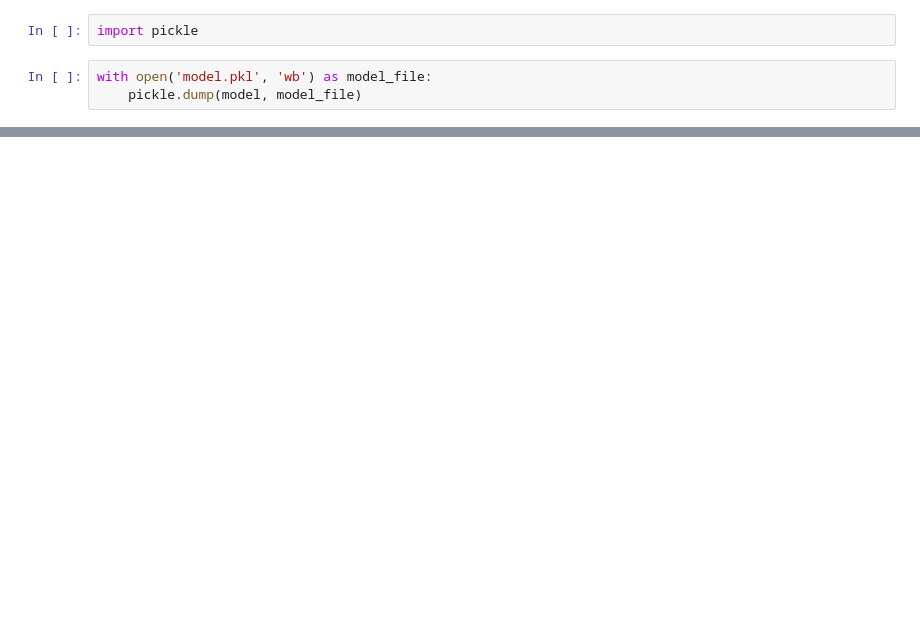
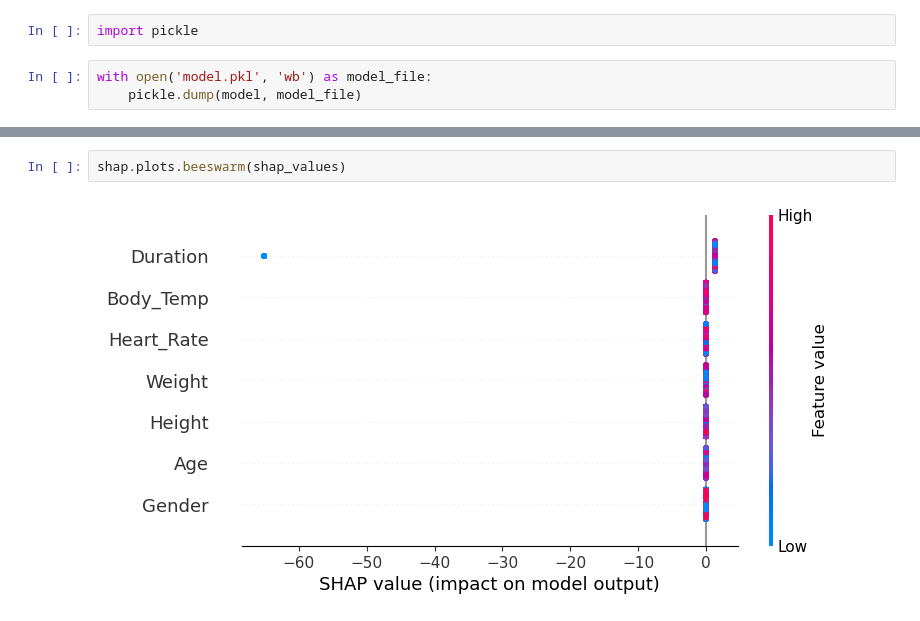
Before and after one commit to CHANDU016/CALORIES-PREDICTION, a Jupyter notebook: CALORIES.ipynb, the cells around one changed output, grey strips where cells are left out. Drawn from its saved outputs; the diff is of its cells as text; blank space fills up the shorter version.

```diff
--- a/CALORIES.ipynb
+++ b/CALORIES.ipynb
@@ -227,0 +269,4 @@ with open('model.pkl', 'wb') as model_file:
+# %%
+shap.plots.beeswarm(shap_values)
+# %% [output]
+[figure, added]
```
Also changed, not shown: parts of 17 cells of this notebook.
